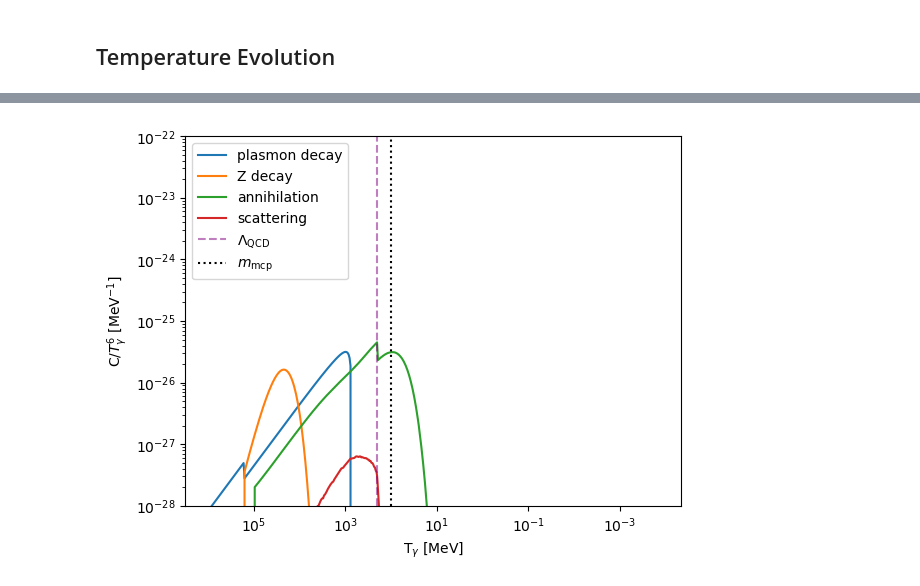
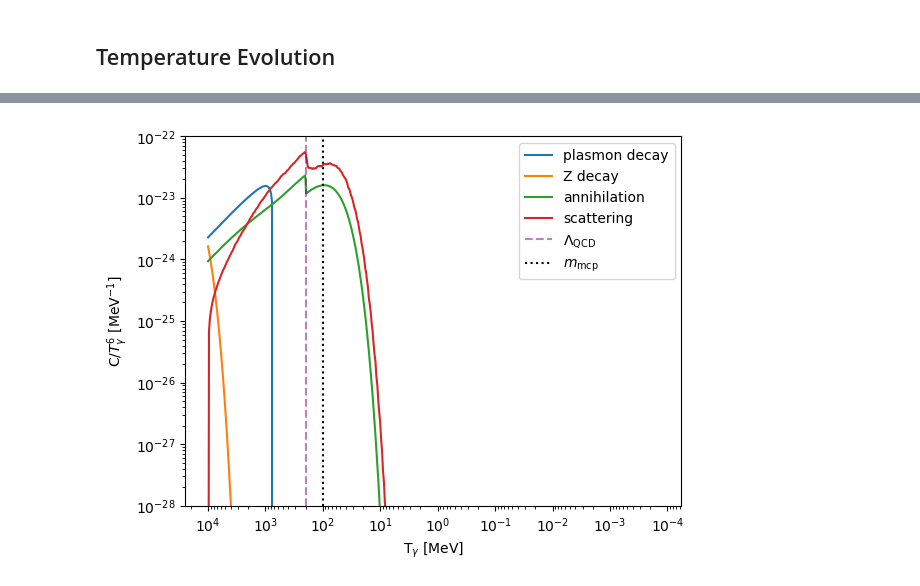
Before and after one commit to Duncan-Adams/mcp_boltzmann, a Jupyter notebook: notebooks/mcp_boltzmann_solver.ipynb, the cells around one changed output, grey strips where cells are left out. Saved outputs shown, nothing was run; the diff lists cells and outputs as text; code cells hidden in the pictures.

```diff
--- a/notebooks/mcp_boltzmann_solver.ipynb
+++ b/notebooks/mcp_boltzmann_solver.ipynb
@@ -99,3 +106,10 @@ Boltz.add_colterm_EM_DS(CF_ann_sm_ds)
 Boltz.add_colterm_EM_DS(CF_scatt_sm_ds)
 Boltz.add_colterm_EM_DS(CF_plas)
 Boltz.add_colterm_EM_DS(CF_Z_decay)
+# %%
+from mcp_boltzmann.sm import DeltaRho_nue, DeltaRho_numu
+
+FAC = 1./(6.58212e-22)
+
+def delta_rho_nu_gam(T_gam, T_nu):
+    return (1/FAC)*(DeltaRho_nue(T_gam, T_nu, 0.0) + 2*DeltaRho_numu(T_gam, T_nu, 0.0))
@@ -102,4 +120,7 @@ Boltz.add_colterm_EM_DS(CF_Z_decay)
+# %%
+Boltz.add_colterm_EM_NU(delta_rho_nu_gam)
 # %%
-T_gamma_0 = 1e6 * MeV
+T_gamma_0 = 1e4 * MeV
 T_nu_0 = T_gamma_0
-T_DS_0 = 1e-4*T_gamma_0
+# T_DS_0 = 3.5e2
+T_DS_0 = 10
@@ -117,5 +161,5 @@ plt.yscale('log')
 # %%
-sol_bsm = Boltz.solve_boltzmann_eq(T_gamma_0, T_nu_0, T_DS_0, Q)
+sol_bsm = Boltz.solve_boltzmann_eq(T_gamma_0, T_nu_0, T_DS_0)
 
 T_gam_final = sol_bsm.y[0][-1]
 T_nu_final = sol_bsm.y[1][-1]
@@ -267,21 +313,21 @@ plt.show()
 # %%
 plt.plot(sol_bsm.y[0], CF_plas(sol_bsm.y[0], sol_bsm.y[2], Q)/sol_bsm.y[0]**6, label='plasmon decay')
 plt.plot(sol_bsm.y[0], CF_Z_decay(sol_bsm.y[0], sol_bsm.y[2], Q)/sol_bsm.y[0]**6, label='Z decay')
 plt.plot(sol_bsm.y[0], CF_ann_sm_ds(sol_bsm.y[0], sol_bsm.y[2], Q)/sol_bsm.y[0]**6, label='annihilation')
 plt.plot(sol_bsm.y[0], CF_scatt_sm_ds(sol_bsm.y[0], sol_bsm.y[2], Q)/sol_bsm.y[0]**6, label='scattering')
 plt.ylim(1e-28, 1e-22)
 
 plt.axvline(200,  color='purple', linestyle='dashed', alpha=0.5, label=r'$\Lambda_{\rm QCD}$')
 plt.axvline(m_mcp, color='black', linestyle='dotted', label=r'$m_{\rm mcp}$')
 
 plt.yscale('log')
 plt.xscale('log')
 
-plt.legend(loc='upper left')
+plt.legend(loc='upper right')
 plt.gca().invert_xaxis()
 
 plt.xlabel(r'T$_\gamma$ [MeV]')
 plt.ylabel(r'C/$T^6_\gamma$ [MeV$^{-1}$]')
 plt.show()
 # %% [output]
-[figure, old version]
+[figure, new version]
```
Also changed, not shown: parts of 39 cells of this notebook, 17 other files.
